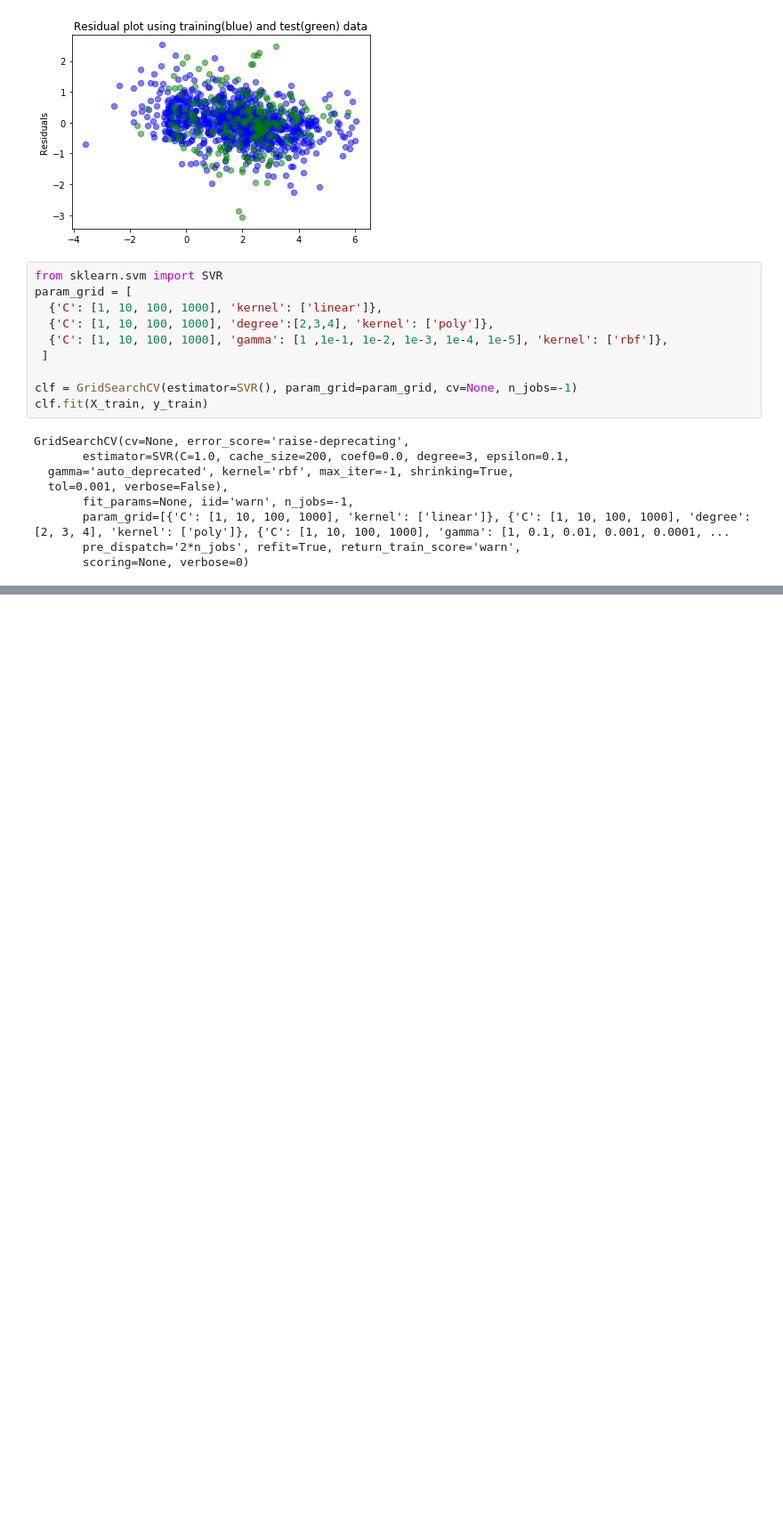
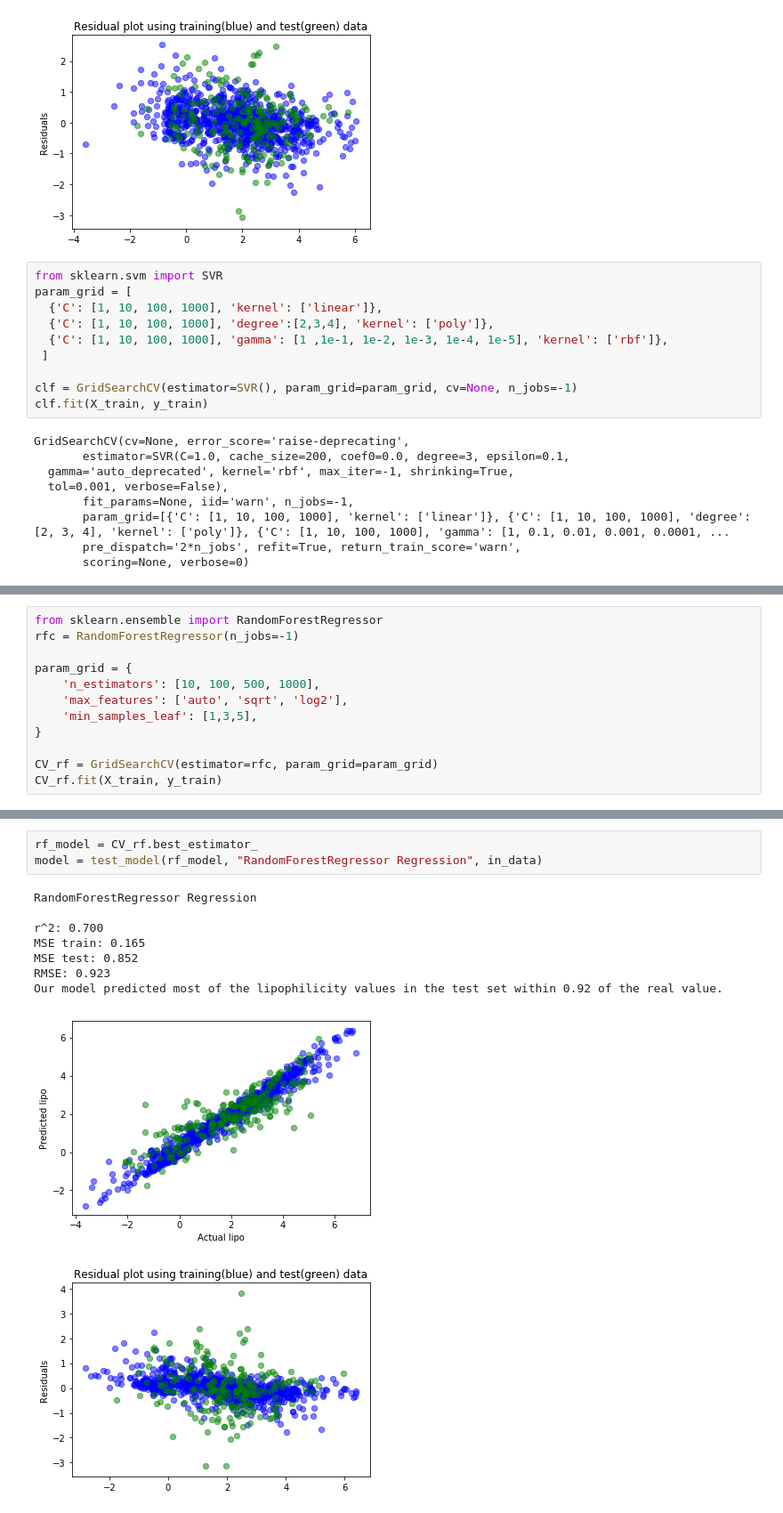
Before and after one commit to cfu288/ml-predict-lipohpillicity, a Jupyter notebook: 1_main.ipynb, the cells around one changed output, grey strips where cells are left out. Shown at 89% size. Cells and saved outputs as stored; diff of their text form; blank space fills up the shorter version.

Commit message:
Reran with new preprocessing test function

```diff
--- a/1_main.ipynb
+++ b/1_main.ipynb
@@ -172,3 +172,15 @@ Our model predicted most of the lipophilicity values in the test set within 0.77
 SVR(C=100, cache_size=200, coef0=0.0, degree=3, epsilon=0.1, gamma=1,
   kernel='rbf', max_iter=-1, shrinking=True, tol=0.001, verbose=False)
 [figure]
+# %%
+from sklearn.ensemble import RandomForestRegressor
+rfc = RandomForestRegressor(n_jobs=-1)
+
+param_grid = {
+    'n_estimators': [10, 100, 500, 1000],
+    'max_features': ['auto', 'sqrt', 'log2'],
+    'min_samples_leaf': [1,3,5],
+}
+
+CV_rf = GridSearchCV(estimator=rfc, param_grid=param_grid)
+CV_rf.fit(X_train, y_train)
@@ -174,0 +199,13 @@ SVR(C=100, cache_size=200, coef0=0.0, degree=3, epsilon=0.1, gamma=1,
+# %%
+rf_model = CV_rf.best_estimator_
+model = test_model(rf_model, "RandomForestRegressor Regression", in_data)
+# %% [output]
+RandomForestRegressor Regression
+
+r^2: 0.700
+MSE train: 0.165
+MSE test: 0.852
+RMSE: 0.923
+Our model predicted most of the lipophilicity values in the test set within 0.92 of the real value.
+[figure, added]
+[figure, added]
```
Also changed, not shown: parts of 7 cells of this notebook, 1 other file.
